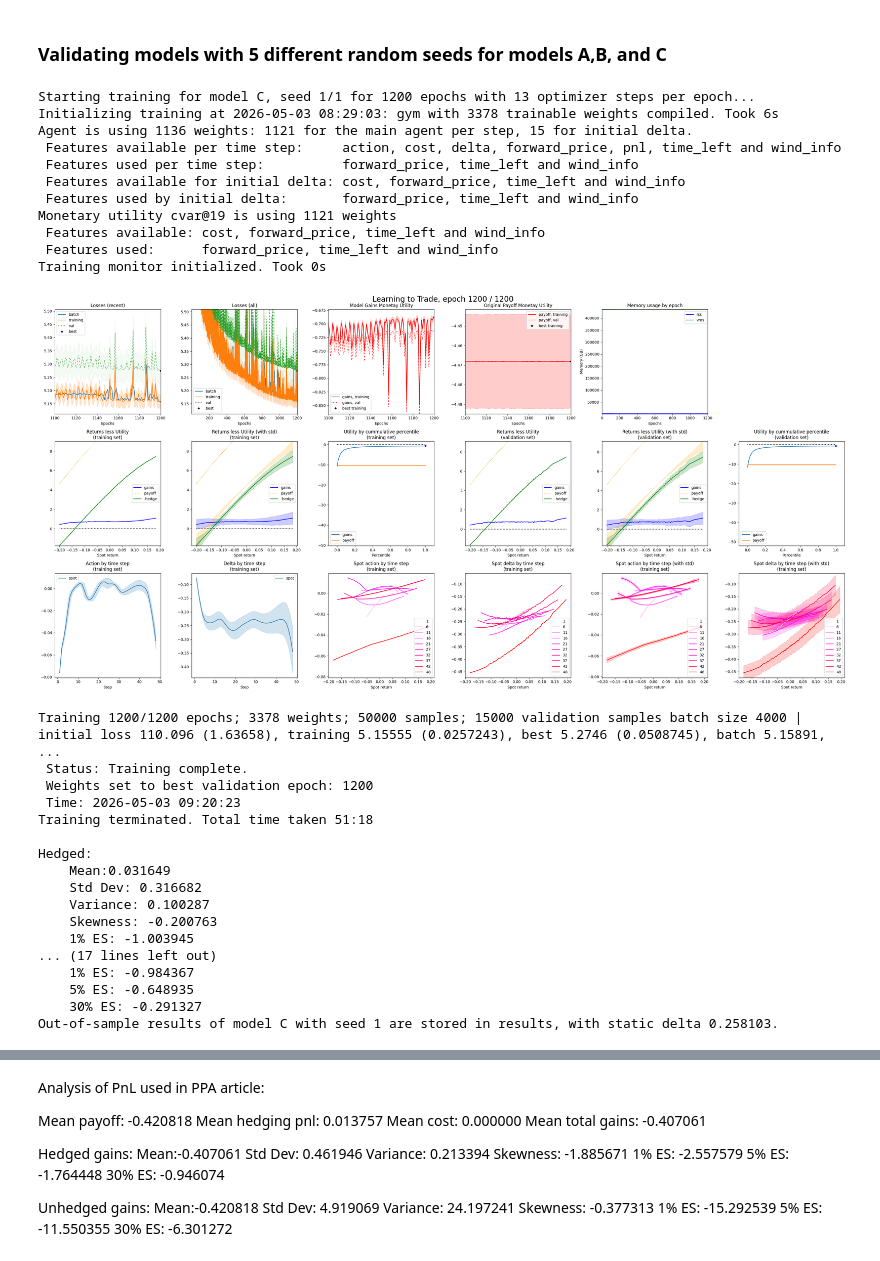
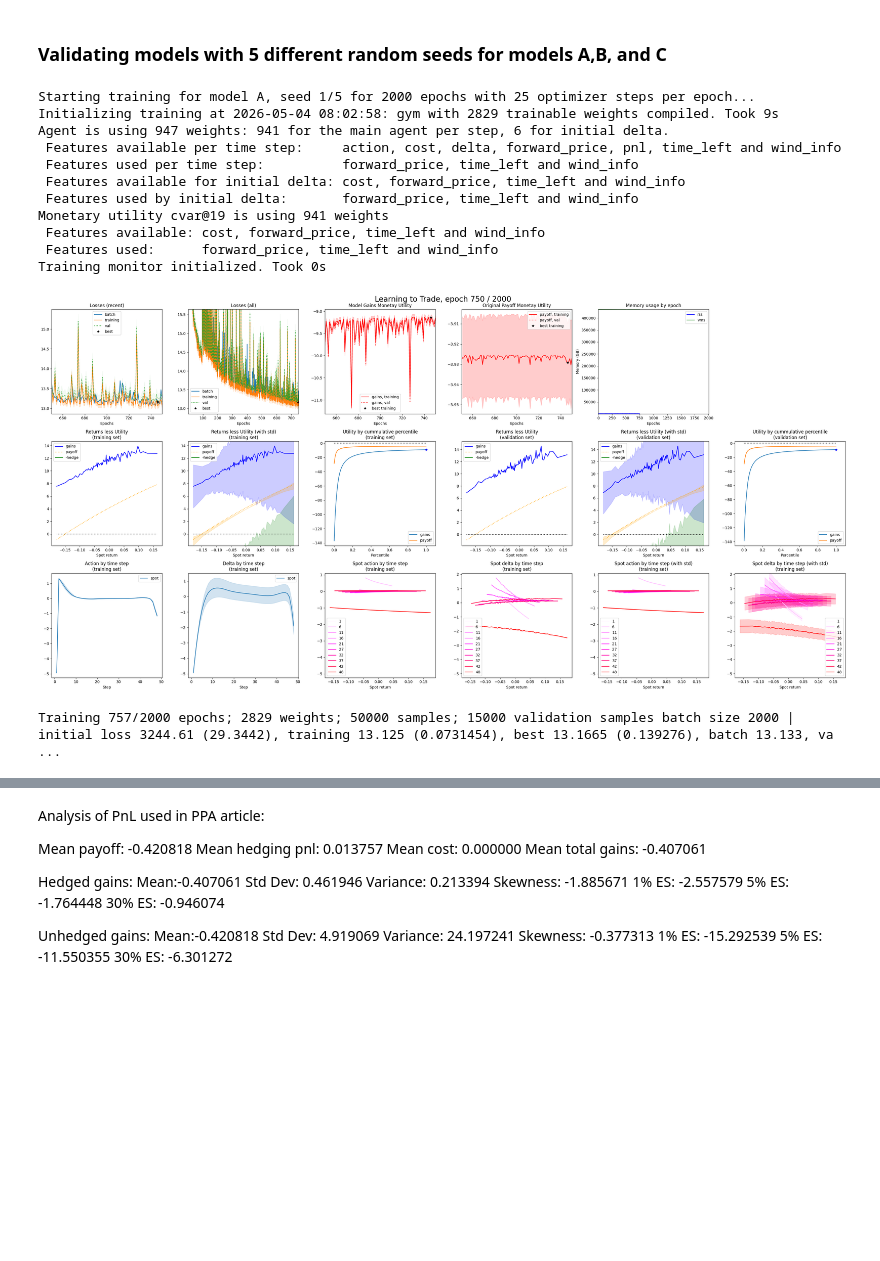
Before and after one commit to brkoedijk/thesis, a Jupyter notebook: notebooks/trainer.ipynb, the cells around one changed output, grey strips where cells are left out. Cells and saved outputs as stored; diff of their text form; code cells hidden in the pictures; blank space fills up the shorter version.

```diff
--- a/notebooks/trainer.ipynb
+++ b/notebooks/trainer.ipynb
@@ -166,9 +172,9 @@ def compute_stats(gains, label):
     print(f"    5% ES: {np.mean(gains[gains <= np.percentile(gains, 5)]):.6f}")
     print(f"    30% ES: {np.mean(gains[gains <= np.percentile(gains, 30)]):.6f}")
 
-seeds = [2312414312]
-# 333819, 44, 9992736, 7654321
-models = ['C']
+seeds = [2312414312, 333819, 44, 9992736, 7654321]
+# 333819, 44, 9992736, 7654321, 2312414312
+models = ['A','C']
 
 
 results = {model: {} for model in models}
@@ -179,15 +185,15 @@ features = ['time_left', 'forward_price', 'wind_info']
 
 #'B': 202604072
 #'A': 202604071,
-val_world_seeds = {'C': 202604073}
-eval_world_seeds = {'C': 202604083}
+val_world_seeds  = {'A': 202604073, 'C': 202604073}
+eval_world_seeds = {'A': 202604083, 'C': 202604083}
 val_samples = 15000
-eval_samples = 40000
+eval_samples = 50000
 train_samples = 50000
-train_epochs = 1600
+train_epochs = 2000
 use_transaction_cost = False
 
-batch_size = 4000
+batch_size = 2000
 
 steps_per_epoch = int(np.ceil(train_samples / batch_size))
 
@@ -201,7 +207,7 @@ for mod in models:
     config.world.latent_model_type = 'synthetic' # world type: 'Replication', 'synthetic', 'era5field'
     config.world.feature_model_type = mod
     config.world.use_transaction_cost = use_transaction_cost
-    config.world.l_max = 0.2680 # calibrated l_max=0.2680 -> 75th percentiel q_tilde
+    config.world.l_max = 0.2600 # calibrated l_max=0.2647 -> 70th percentiel q_tilde ->
 
     config.gym.objective.utility = "cvar"
     config.gym.objective.lmbda = 19
@@ -214,19 +220,9 @@ for mod in models:
     config.gym.agent.init_delta.features = features
     config.gym.objective.y.features = features
 
-    # InverseTimeDecay: LR(t) = l0 / (1 + t / decay_steps).
-
-    # With 50k samples and batch size 4000 there are 13 optimizer steps per epoch.
-
-    # For 1200 epochs this gives about 15.6k optimizer steps in total.
-
-    # A smaller decay_steps makes the late-epoch learning rate fall faster,
-
-    # which reduces the repeated oscillation pattern you are seeing after convergence starts.
-
     lr_schedule = tf.keras.optimizers.schedules.InverseTimeDecay(
-        initial_learning_rate=1e-4,
-        decay_steps=1500,
+        initial_learning_rate=1e-3,
+        decay_steps=1000,
         decay_rate=1.0,
         staircase=False,
     )
@@ -271,7 +267,6 @@ for mod in models:
 
         print(
             f"Starting training for model {mod}, seed {idx + 1}/{len(seeds)} "
-
             f"for {train_epochs} epochs with {steps_per_epoch} optimizer steps per epoch..."
         )
 
@@ -282,53 +277,38 @@ for mod in models:
         hedged_gains = r_eval['payoff'] + r_eval['pnl'] - r_eval['cost']
 
         unhedged_gains = r_eval['payoff']
 
         compute_stats(hedged_gains, "Hedged")
 
         compute_stats(unhedged_gains, "Unhedged")
 
         optimal_delta = eval_world.get_optimal_static_delta(lmbda=19.0)
 
         static_delta_gains = eval_world.get_static_pnl(optimal_delta)
 
         compute_stats(static_delta_gains, "Static Delta Hedge")
 
         results[mod][idx] = r_eval
 
         eval_worlds[mod][idx] = eval_world
-        config.done()
 
         print(
             f"Out-of-sample results of model {mod} with seed {idx + 1} are stored in results, "
             f"with static delta {optimal_static_delta:.6f}."
         )
+
+    config.done()
 # %% [output]
-Starting training for model C, seed 1/1 for 1200 epochs with 13 optimizer steps per epoch...
-Initializing training at 2026-05-03 08:29:03: gym with 3378 trainable weights compiled. Took 6s
-Agent is using 1136 weights: 1121 for the main agent per step, 15 for initial delta.
+Starting training for model A, seed 1/5 for 2000 epochs with 25 optimizer steps per epoch...
+Initializing training at 2026-05-04 08:02:58: gym with 2829 trainable weights compiled. Took 9s
+Agent is using 947 weights: 941 for the main agent per step, 6 for initial delta.
  Features available per time step:     action, cost, delta, forward_price, pnl, time_left and wind_info
  Features used per time step:          forward_price, time_left and wind_info
  Features available for initial delta: cost, forward_price, time_left and wind_info
  Features used by initial delta:       forward_price, time_left and wind_info
-Monetary utility cvar@19 is using 1121 weights
+Monetary utility cvar@19 is using 941 weights
  Features available: cost, forward_price, time_left and wind_info
  Features used:      forward_price, time_left and wind_info
 Training monitor initialized. Took 0s
-[figure, old version]
+[figure, new version]
-Training 1200/1200 epochs; 3378 weights; 50000 samples; 15000 validation samples batch size 4000 | initial loss 110.096 (1.63658), training 5.15555 (0.0257243), best 5.2746 (0.0508745), batch 5.15891, ...
- Status: Training complete.
- Weights set to best validation epoch: 1200
- Time: 2026-05-03 09:20:23
-Training terminated. Total time taken 51:18
-
-Hedged:
-    Mean:0.031649
-    Std Dev: 0.316682
-    Variance: 0.100287
-    Skewness: -0.200763
-    1% ES: -1.003945
-... (17 lines left out)
-    1% ES: -0.984367
-    5% ES: -0.648935
-    30% ES: -0.291327
-Out-of-sample results of model C with seed 1 are stored in results, with static delta 0.258103.
+Training 757/2000 epochs; 2829 weights; 50000 samples; 15000 validation samples batch size 2000 | initial loss 3244.61 (29.3442), training 13.125 (0.0731454), best 13.1665 (0.139276), batch 13.133, va ...
```
Also changed, not shown: parts of 6 cells of this notebook, 5 other files.
